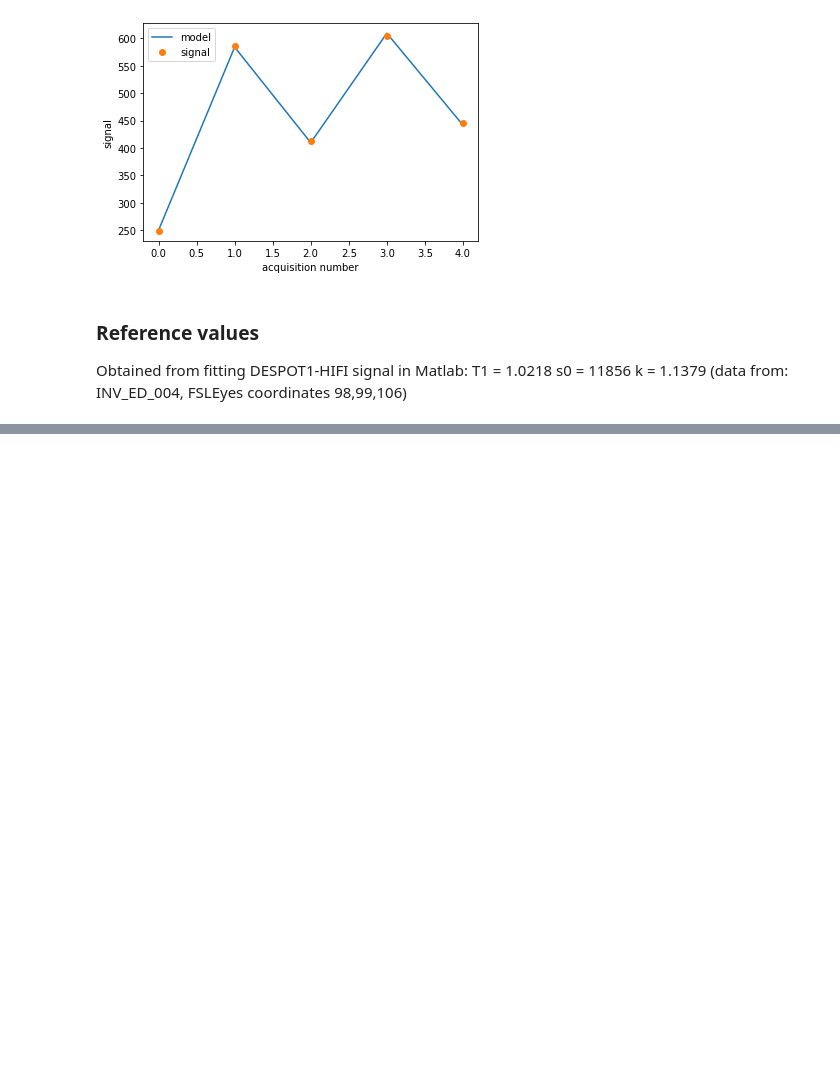
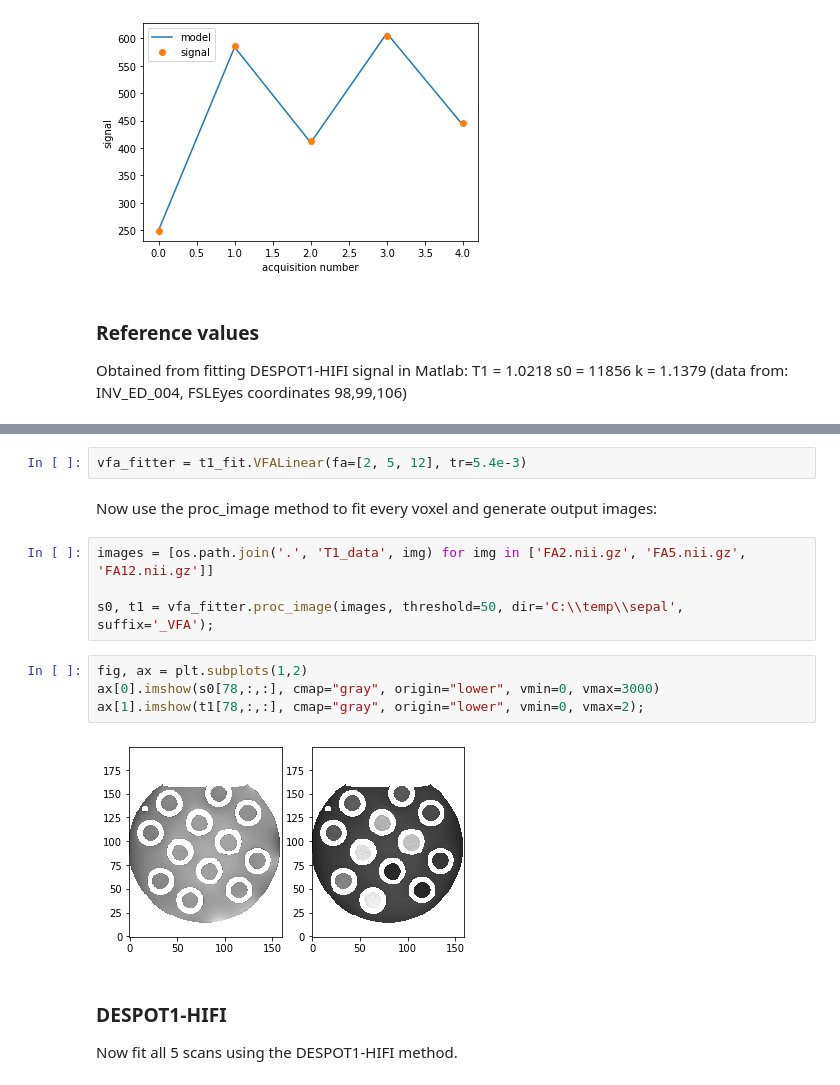
Before and after one commit to mjt320/SEPAL, a Jupyter notebook: demo/demo_fit_t1.ipynb, the cells around one changed output, grey strips where cells are left out. Saved outputs shown, nothing was run; the diff lists cells and outputs as text; blank space fills up the shorter version.

```diff
--- a/demo/demo_fit_t1.ipynb
+++ b/demo/demo_fit_t1.ipynb
@@ -128,0 +134,17 @@ We use the same approach to perform voxelwise fitting and generate a T1 map.
+# %%
+vfa_fitter = t1_fit.VFALinear(fa=[2, 5, 12], tr=5.4e-3)
+# %% [markdown]
+Now use the proc_image method to fit every voxel and generate output images:
+# %%
+images = [os.path.join('.', 'T1_data', img) for img in ['FA2.nii.gz', 'FA5.nii.gz', 'FA12.nii.gz']]
+
+s0, t1 = vfa_fitter.proc_image(images, threshold=50, dir='C:\\temp\\sepal', suffix='_VFA');
+# %%
+fig, ax = plt.subplots(1,2)
+ax[0].imshow(s0[78,:,:], cmap="gray", origin="lower", vmin=0, vmax=3000)
+ax[1].imshow(t1[78,:,:], cmap="gray", origin="lower", vmin=0, vmax=2);
+# %% [output]
+[figure, added]
+# %% [markdown]
+### DESPOT1-HIFI
+Now fit all 5 scans using the DESPOT1-HIFI method.
```
Also changed, not shown: parts of 7 cells of this notebook, 7 other files.
